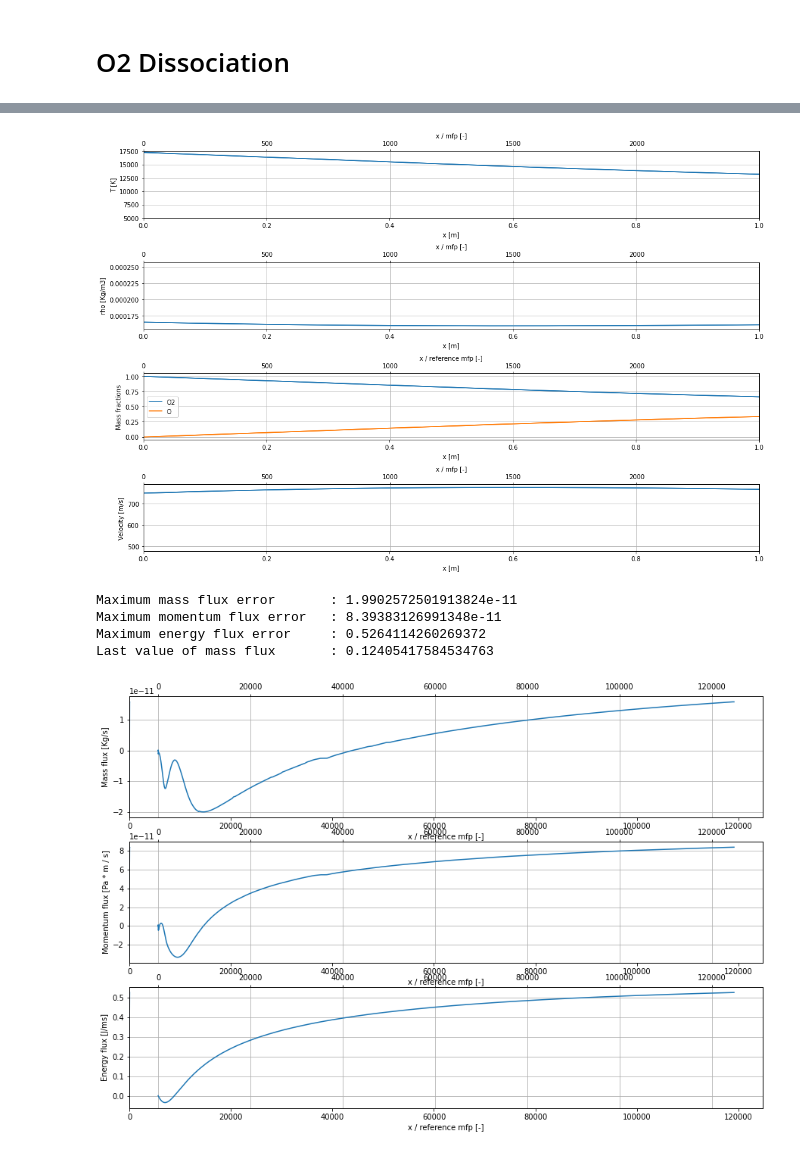
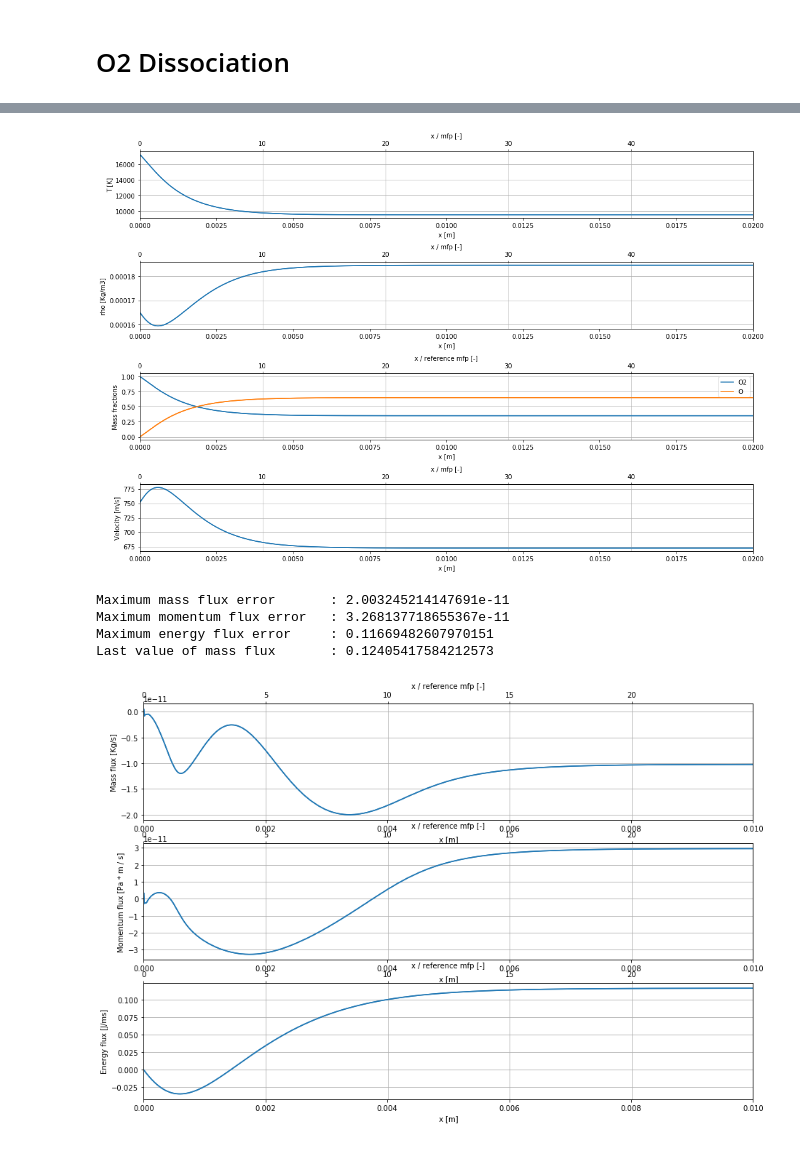
Before and after one commit to 20edo/Reactive_shock_air, a Jupyter notebook: Reactive_Air_shock.ipynb, the cells around one changed output, grey strips where cells are left out. Cells and saved outputs as stored; diff of their text form; code cells hidden in the pictures.

Commit message:
readded Kc, first_iter in solve, some minor changes

```diff
--- a/Reactive_Air_shock.ipynb
+++ b/Reactive_Air_shock.ipynb
@@ -1056,7 +1056,7 @@ def Euler_system(self, x, x_x):
 
 def Euler_x(self, x_spatial, x):
 
-        print('Solving for x = ' + str(x_spatial))
+        print('Solving for x = %.4e' %x_spatial)
 
 
         if debug:
@@ -1072,12 +1072,12 @@ def Euler_x(self, x_spatial, x):
 
         x_x, infodict, ier, mesg = opt.fsolve(lambda x_x : self.Euler_system(x, x_x),
                                             x0=x0,
-                                            xtol=1e-12, full_output=1)
+                                            xtol=atol*1e-2, full_output=1)
         if not ier:
             print('Euler_x did not converge')
 
-        if True:
-            print('x_x = ' + str(x_x))
+        if debug:
+            # print('x_x = ' + str(x_x))
             print('ier = ' + str(ier))
 
 
@@ -1089,7 +1089,7 @@ problem.Euler_x = Euler_x
 # %% [markdown]
 ### Solve, temperature version
 # %%
-def solve(self, xf = 10.0):
+def solve(self, xf = 1):
 
     # Compute post shock values to be used as initial conditions
     self.RHjump()
@@ -1100,7 +1100,7 @@ def solve(self, xf = 10.0):
         y0.append(i)
 
     sol = itg.solve_ivp(self.Euler_x,
-                              [0.0, xf], y0, method='BDF', t_eval=None, dense_output=False,
+                              [0.0, xf], y0, method='BDF', t_eval=None, dense_output=True, first_step=self.mfp / 1e2,
                               events=None, vectorized=False, args=None, rtol=rtol, atol=atol)
 
     self.sol_rho, self.sol_u, self.sol_T, self.sol_Y = sol.y[0,:], sol.y[1,:], sol.y[2,:], sol.y[3:,:]
@@ -1354,9 +1354,9 @@ def validate(self, xmax = None, xmax_l = None, ls = '-', print_max = True):
 
     # Set labels etc.
     subaxes_mass.set_xlim(0, xmax)
-    subaxes_mass.set_xlim(0, xmax / self.mfp)
+    subaxes_mass2.set_xlim(0, xmax / self.mfp)
     subaxes_mass.set_xlabel('x [m]')
-    subaxes_mass.set_xlabel('x / reference mfp [-]')
+    subaxes_mass2.set_xlabel('x / reference mfp [-]')
     subaxes_mass.set_ylabel('Mass flux [Kg/s]')
     subaxes_mass2.grid()
     subaxes_mass.yaxis.grid(True)
@@ -1372,9 +1372,9 @@ def validate(self, xmax = None, xmax_l = None, ls = '-', print_max = True):
 
     # Set labels etc.
     subaxes_momentum.set_xlim(0, xmax)
-    subaxes_momentum.set_xlim(0, xmax / self.mfp)
+    subaxes_momentum2.set_xlim(0, xmax / self.mfp)
     subaxes_momentum.set_xlabel('x [m]')
-    subaxes_momentum.set_xlabel('x / reference mfp [-]')
+    subaxes_momentum2.set_xlabel('x / reference mfp [-]')
     subaxes_momentum.set_ylabel('Momentum flux [Pa * m / s]')  # CANCELLARE controllare unità di misura o toglierle
     subaxes_momentum2.grid()
     subaxes_momentum.yaxis.grid(True)
@@ -1390,9 +1390,9 @@ def validate(self, xmax = None, xmax_l = None, ls = '-', print_max = True):
 
     # Set labels etc.
     subaxes_energy.set_xlim(0, xmax)
-    subaxes_energy.set_xlim(0, xmax / self.mfp)
+    subaxes_energy2.set_xlim(0, xmax / self.mfp)
     subaxes_energy.set_xlabel('x [m]')
-    subaxes_energy.set_xlabel('x / reference mfp [-]')
+    subaxes_energy2.set_xlabel('x / reference mfp [-]')
     subaxes_energy.set_ylabel('Energy flux [J/ms]') # CANCELLARE controllare unità di misura o toglierle
     subaxes_energy2.grid()
     subaxes_energy.yaxis.grid(True)
@@ -1709,8 +1723,8 @@ O2_dissociation.reaction.append(diss)
 #O2_dissociation.u0     = 25*np.sqrt(1.4*Ru/32*O2_dissociation.T0)
 O2_dissociation.T0     = 273.15 - 74.51
 O2_dissociation.rho0   = 1.8460e-5
-O2_dissociation.u0     = 25 * np.sqrt(1.4 * Ru / 32 * O2_dissociation.T0)
+O2_dissociation.u0     = 25 * np.sqrt(1.4 * Ru / (32*1e-3) * O2_dissociation.T0)
 
 # Solve
-O2_dissociation.solve(xf = 50)
+O2_dissociation.solve(xf = 1)
 # %% [output]
@@ -1734,10 +1748,10 @@ ier = 1
 # %%
-xmax = 1
+xmax = 2e-2
 xmax_l = 3e7
 
 fig, ax = plt.subplots(4, 1,)
 O2_dissociation.plot_T(ax[0], xmax = xmax)
-ax[0].set_ylim(5e3,17500)
+# ax[0].set_ylim(5e3,17500)
 
 O2_dissociation.plot_rho(ax[1], xmax = xmax)
 #ax[1].set_ylim(1.8e-3,5e-3)
@@ -1746,12 +1760,12 @@ O2_dissociation.plot_u(ax[3], xmax = xmax)
 
 fig.tight_layout()
 # %% [output]
-[figure, old version]
+[figure, new version]
 # %%
-O2_dissociation.validate()
+O2_dissociation.validate(xmax=1e-2)
 # %% [output]
-Maximum mass flux error       : 1.9902572501913824e-11
-Maximum momentum flux error   : 8.39383126991348e-11
-Maximum energy flux error     : 0.5264114260269372
-Last value of mass flux       : 0.12405417584534763
+Maximum mass flux error       : 2.003245214147691e-11
+Maximum momentum flux error   : 3.268137718655367e-11
+Maximum energy flux error     : 0.11669482607970151
+Last value of mass flux       : 0.12405417584212573
-[figure, old version]
+[figure, new version]
```
Also changed, not shown: parts of 11 cells of this notebook.
